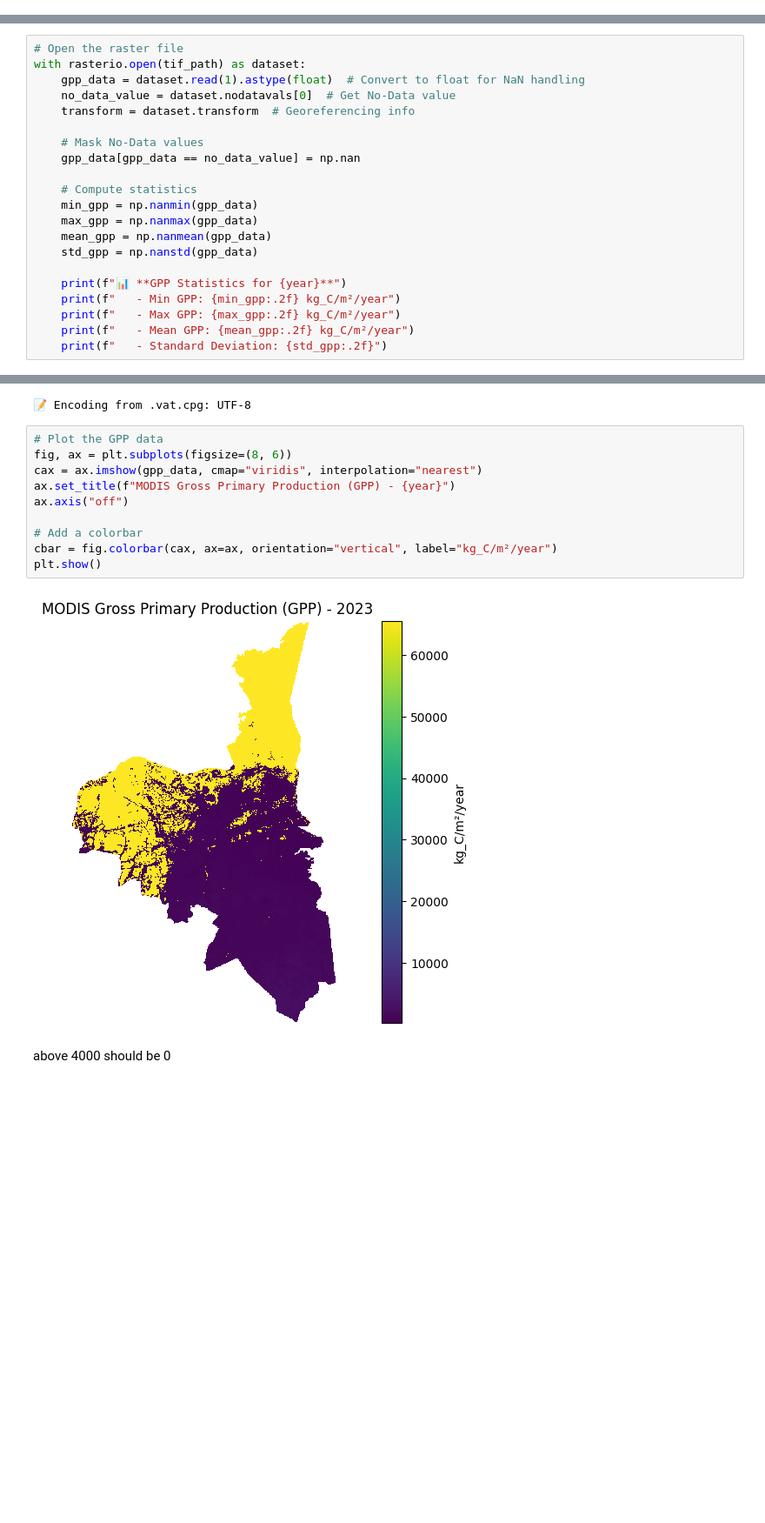
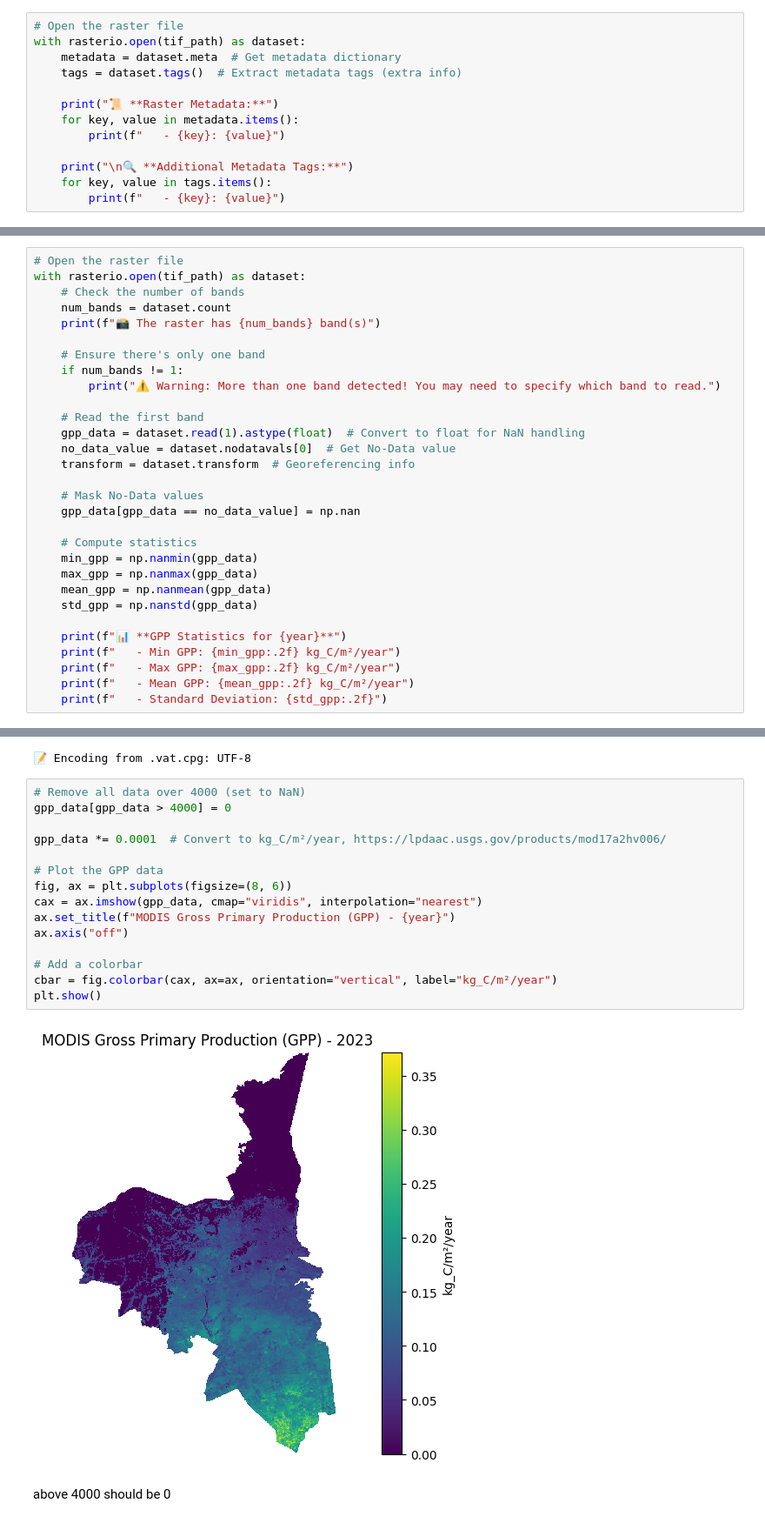
Before and after one commit to CipherCircle-StartHack-2025/Niklas, a Jupyter notebook: exploring_the_data.ipynb, the cells around one changed output, grey strips where cells are left out. Shown at 87% size. Saved outputs shown, nothing was run; the diff lists cells and outputs as text; blank space fills up the shorter version.

```diff
--- a/exploring_the_data.ipynb
+++ b/exploring_the_data.ipynb
@@ -678,3 +678,16 @@ cpg_path = os.path.join(data_dir, f"{base_filename}.tif.vat.cpg")
 dbf_path = os.path.join(data_dir, f"{base_filename}.tif.vat.dbf")
 xml_path = os.path.join(data_dir, f"{base_filename}.tif.xml")
 lock_path = os.path.join(data_dir, f"{base_filename}.tif.vat.dbf.UNCCD-B4H5HX3.21848.22788.sr.lock")
+# %%
+# Open the raster file
+with rasterio.open(tif_path) as dataset:
+    metadata = dataset.meta  # Get metadata dictionary
+    tags = dataset.tags()  # Extract metadata tags (extra info)
+
+    print("📜 **Raster Metadata:**")
+    for key, value in metadata.items():
+        print(f"   - {key}: {value}")
+
+    print("\n🔍 **Additional Metadata Tags:**")
+    for key, value in tags.items():
+        print(f"   - {key}: {value}")
@@ -681,6 +775,15 @@ lock_path = os.path.join(data_dir, f"{base_filename}.tif.vat.dbf.UNCCD-B4H5HX3.2
 # %%
 # Open the raster file
 with rasterio.open(tif_path) as dataset:
+    # Check the number of bands
+    num_bands = dataset.count
+    print(f"📸 The raster has {num_bands} band(s)")
+
+    # Ensure there's only one band
+    if num_bands != 1:
+        print("⚠️ Warning: More than one band detected! You may need to specify which band to read.")
+
+    # Read the first band
     gpp_data = dataset.read(1).astype(float)  # Convert to float for NaN handling
     no_data_value = dataset.nodatavals[0]  # Get No-Data value
     transform = dataset.transform  # Georeferencing info
@@ -794,16 +898,21 @@ else:
 # %% [output]
 📝 Encoding from .vat.cpg: UTF-8
 # %%
+# Remove all data over 4000 (set to NaN)
+gpp_data[gpp_data > 4000] = 0
+
+gpp_data *= 0.0001  # Convert to kg_C/m²/year, https://lpdaac.usgs.gov/products/mod17a2hv006/
+
 # Plot the GPP data
 fig, ax = plt.subplots(figsize=(8, 6))
 cax = ax.imshow(gpp_data, cmap="viridis", interpolation="nearest")
 ax.set_title(f"MODIS Gross Primary Production (GPP) - {year}")
 ax.axis("off")
 
 # Add a colorbar
 cbar = fig.colorbar(cax, ax=ax, orientation="vertical", label="kg_C/m²/year")
 plt.show()
 # %% [output]
-[figure, old version]
+[figure, new version]
 # %% [markdown]
 above 4000 should be 0
```
Also changed, not shown: parts of 4 cells of this notebook.
